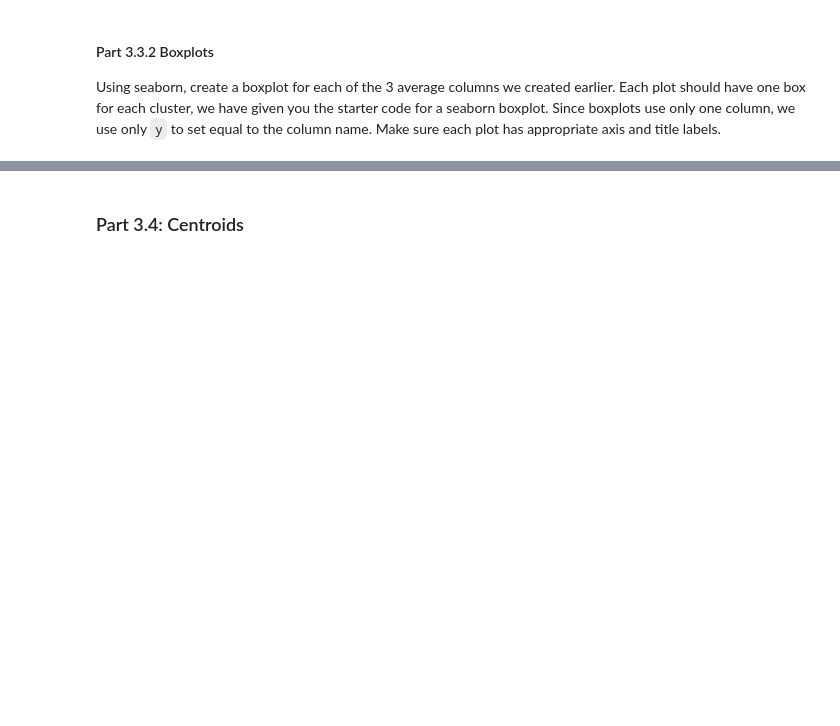
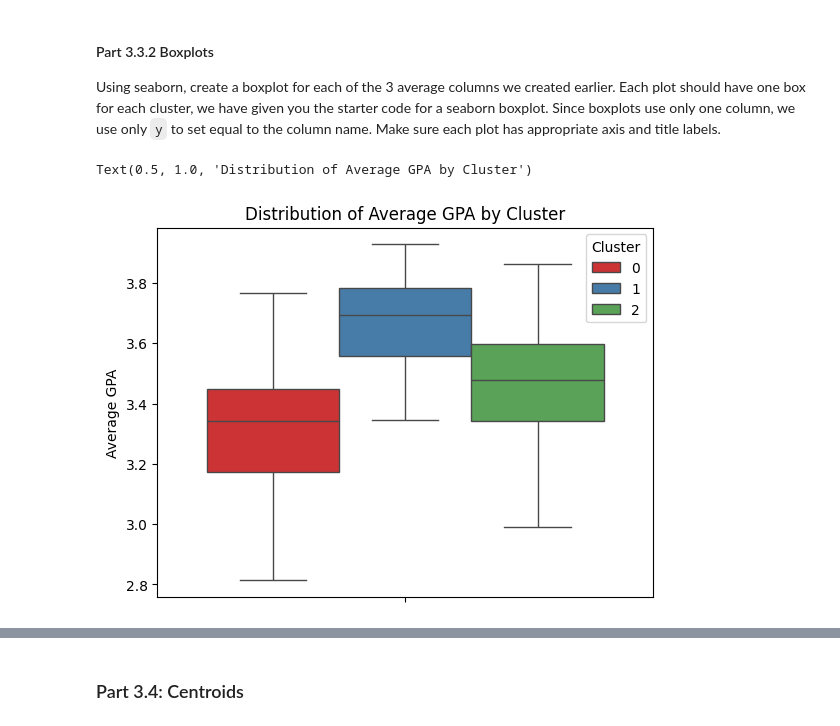
Before and after one commit to JoshuaMorales1245/Personal-Projects, a Jupyter notebook: lab_kmeans/lab_kmeans.ipynb, the cells around one changed output, grey strips where cells are left out. Saved outputs shown, nothing was run; the diff lists cells and outputs as text; code cells hidden in the pictures; blank space fills up the shorter version.

```diff
--- a/lab_kmeans/lab_kmeans.ipynb
+++ b/lab_kmeans/lab_kmeans.ipynb
@@ -329,9 +470,12 @@ Recreate your visualization from part 2.2, this time there with 3 clusters inste
 Using seaborn, create a boxplot for each of the 3 average columns we created earlier. Each plot should have one box for each cluster, we have given you the starter code for a seaborn boxplot. Since boxplots use only one column, we use only `y` to set equal to the column name. Make sure each plot has appropriate axis and title labels.
 # %%
 sns.boxplot(
-    data = ...,
-    y = ...,
-    hue = ...,
+    data = df_subject,
+    y = "Average GPA",
+    hue = "Cluster",
     palette = "Set1"
 )
-plt.title(...)
+plt.title("Distribution of Average GPA by Cluster")
+# %% [output]
+Text(0.5, 1.0, 'Distribution of Average GPA by Cluster')
+[figure, added]
```
Also changed, not shown: parts of 35 cells of this notebook.
